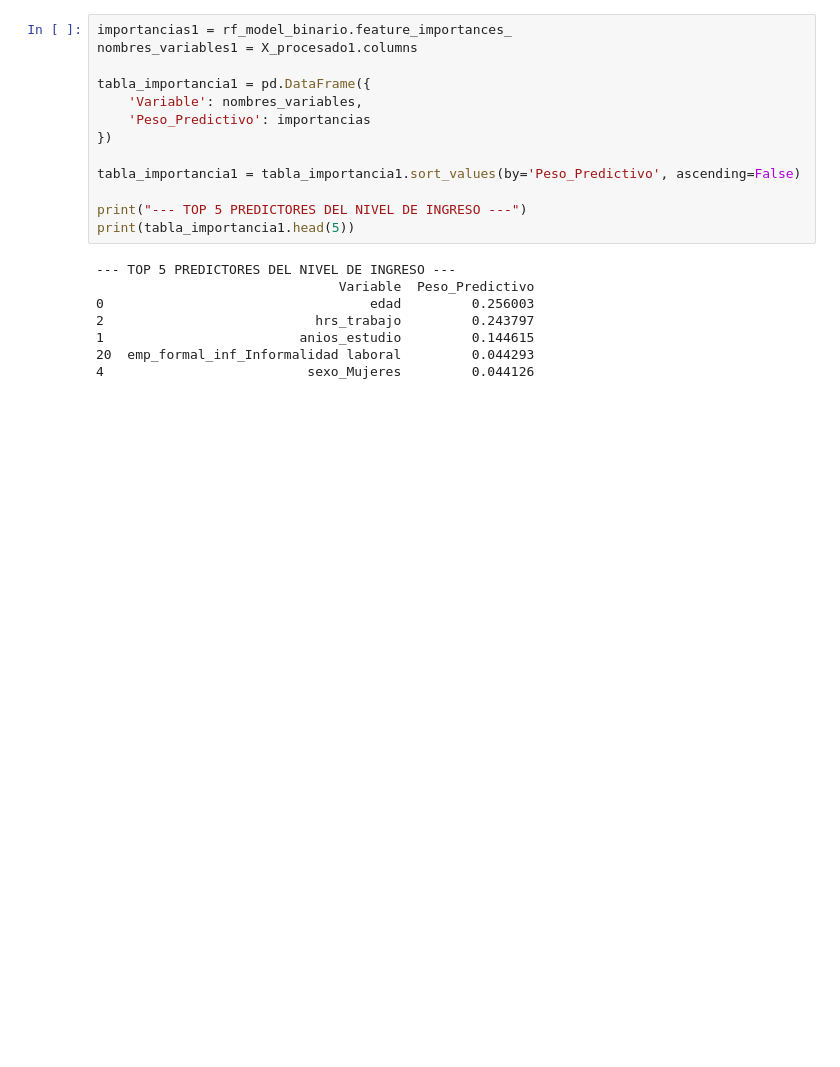
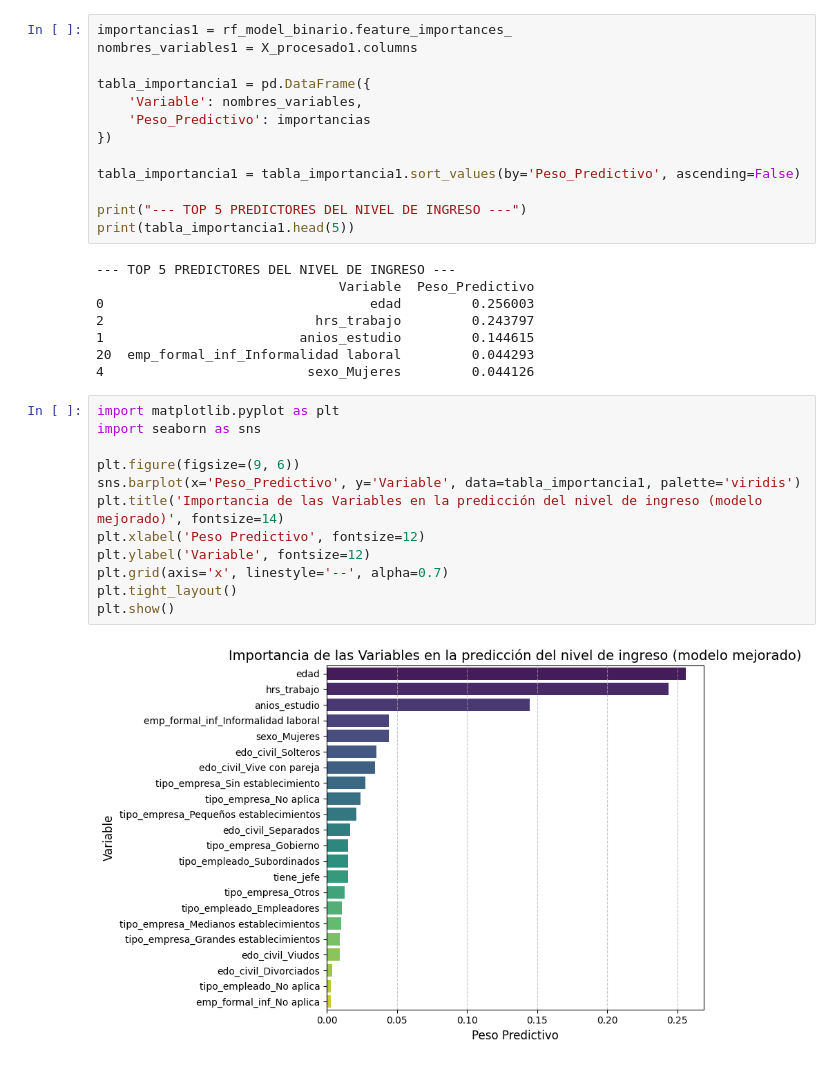
Before and after one commit to dr-dlr/ENOE, a Jupyter notebook: Tesis_ok.ipynb, the cells around one changed output. Saved outputs shown, nothing was run; the diff lists cells and outputs as text; blank space fills up the shorter version.

Commit message:
Commit de mejora

```diff
--- a/Tesis_ok.ipynb
+++ b/Tesis_ok.ipynb
@@ -574,3 +557,17 @@ print(tabla_importancia1.head(5))
 1                         anios_estudio         0.144615
 20  emp_formal_inf_Informalidad laboral         0.044293
 4                          sexo_Mujeres         0.044126
+# %%
+import matplotlib.pyplot as plt
+import seaborn as sns
+
+plt.figure(figsize=(9, 6))
+sns.barplot(x='Peso_Predictivo', y='Variable', data=tabla_importancia1, palette='viridis')
+plt.title('Importancia de las Variables en la predicción del nivel de ingreso (modelo mejorado)', fontsize=14)
+plt.xlabel('Peso Predictivo', fontsize=12)
+plt.ylabel('Variable', fontsize=12)
+plt.grid(axis='x', linestyle='--', alpha=0.7)
+plt.tight_layout()
+plt.show()
+# %% [output]
+[figure, added]
```
Also changed, not shown: parts of 3 cells of this notebook.
